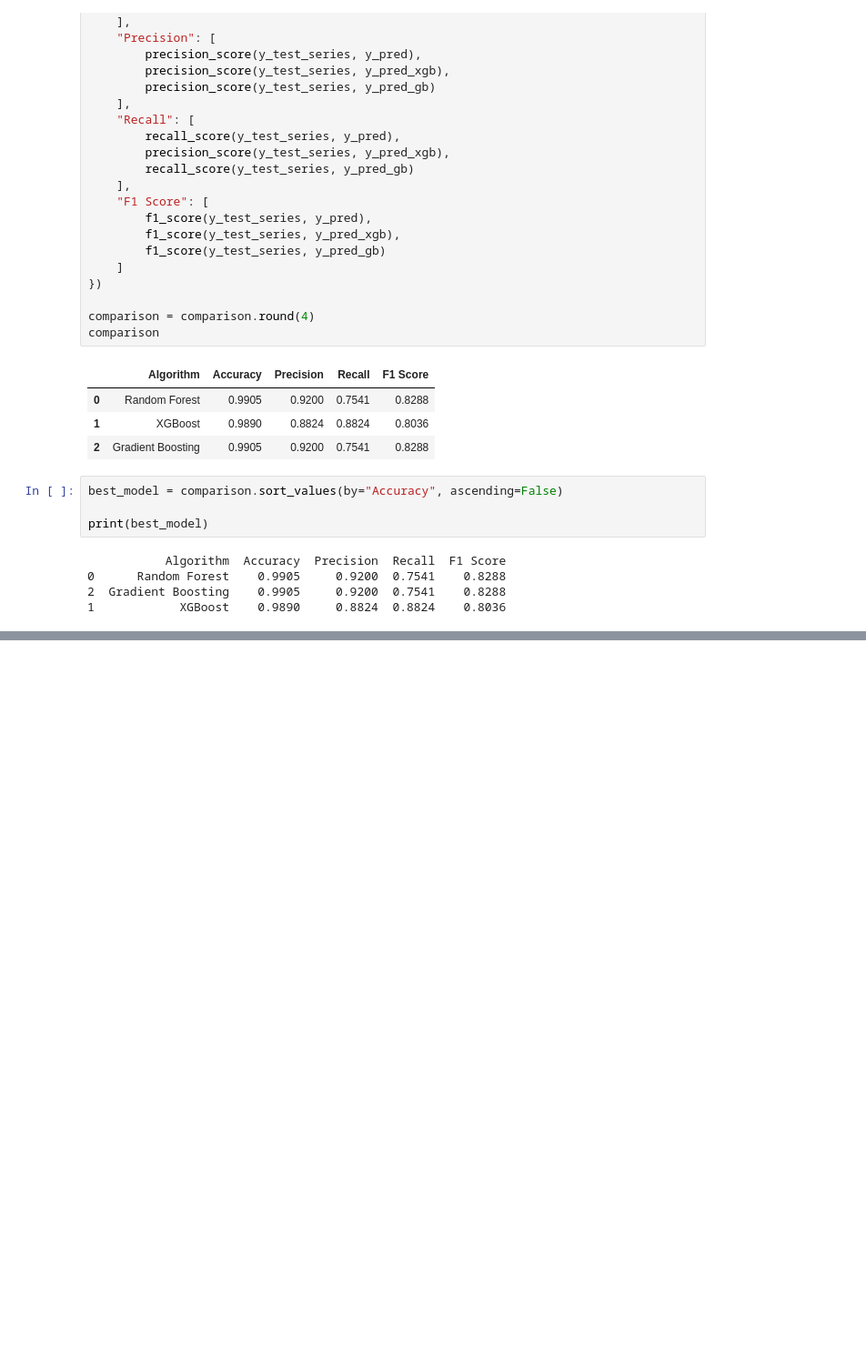
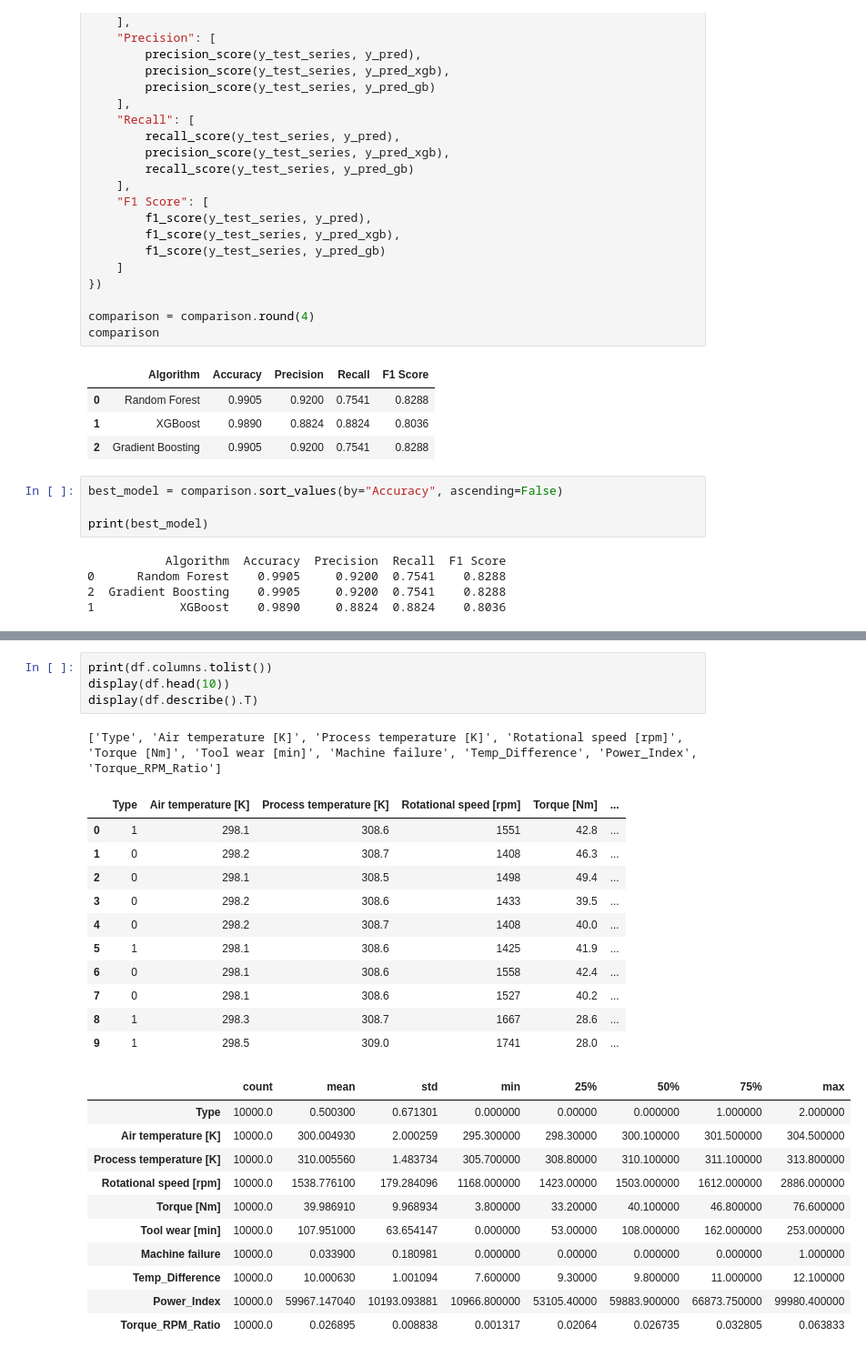
Before and after one commit to RohitChoudhary8197/predective-maintance, a Jupyter notebook: predectivemaintance.ipynb, the cells around one changed output, grey strips where cells are left out. Shown at 91% size. Cells and saved outputs as stored; diff of their text form; blank space fills up the shorter version.

```diff
--- a/predectivemaintance.ipynb
+++ b/predectivemaintance.ipynb
@@ -823,0 +908,28 @@ print(best_model)
+# %%
+print(df.columns.tolist())
+display(df.head(10))
+display(df.describe().T)
+# %% [output]
+['Type', 'Air temperature [K]', 'Process temperature [K]', 'Rotational speed [rpm]', 'Torque [Nm]', 'Tool wear [min]', 'Machine failure', 'Temp_Difference', 'Power_Index', 'Torque_RPM_Ratio']
+|  | Type | Air temperature [K] | Process temperature [K] | Rotational speed [rpm] | Torque [Nm] | ... |
+| 0 | 1 | 298.1 | 308.6 | 1551 | 42.8 | ... |
+| 1 | 0 | 298.2 | 308.7 | 1408 | 46.3 | ... |
+| 2 | 0 | 298.1 | 308.5 | 1498 | 49.4 | ... |
+| 3 | 0 | 298.2 | 308.6 | 1433 | 39.5 | ... |
+| 4 | 0 | 298.2 | 308.7 | 1408 | 40.0 | ... |
+| 5 | 1 | 298.1 | 308.6 | 1425 | 41.9 | ... |
+| 6 | 0 | 298.1 | 308.6 | 1558 | 42.4 | ... |
+| 7 | 0 | 298.1 | 308.6 | 1527 | 40.2 | ... |
+| 8 | 1 | 298.3 | 308.7 | 1667 | 28.6 | ... |
+| 9 | 1 | 298.5 | 309.0 | 1741 | 28.0 | ... |
+|  | count | mean | std | min | 25% | 50% | 75% | max |
+| Type | 10000.0 | 0.500300 | 0.671301 | 0.000000 | 0.00000 | 0.000000 | 1.000000 | 2.000000 |
+| Air temperature [K] | 10000.0 | 300.004930 | 2.000259 | 295.300000 | 298.30000 | 300.100000 | 301.500000 | 304.500000 |
+| Process temperature [K] | 10000.0 | 310.005560 | 1.483734 | 305.700000 | 308.80000 | 310.100000 | 311.100000 | 313.800000 |
+| Rotational speed [rpm] | 10000.0 | 1538.776100 | 179.284096 | 1168.000000 | 1423.00000 | 1503.000000 | 1612.000000 | 2886.000000 |
+| Torque [Nm] | 10000.0 | 39.986910 | 9.968934 | 3.800000 | 33.20000 | 40.100000 | 46.800000 | 76.600000 |
+| Tool wear [min] | 10000.0 | 107.951000 | 63.654147 | 0.000000 | 53.00000 | 108.000000 | 162.000000 | 253.000000 |
+| Machine failure | 10000.0 | 0.033900 | 0.180981 | 0.000000 | 0.00000 | 0.000000 | 0.000000 | 1.000000 |
+| Temp_Difference | 10000.0 | 10.000630 | 1.001094 | 7.600000 | 9.30000 | 9.800000 | 11.000000 | 12.100000 |
+| Power_Index | 10000.0 | 59967.147040 | 10193.093881 | 10966.800000 | 53105.40000 | 59883.900000 | 66873.750000 | 99980.400000 |
+| Torque_RPM_Ratio | 10000.0 | 0.026895 | 0.008838 | 0.001317 | 0.02064 | 0.026735 | 0.032805 | 0.063833 |
```
Also changed, not shown: parts of 7 cells of this notebook, 6 other files.
